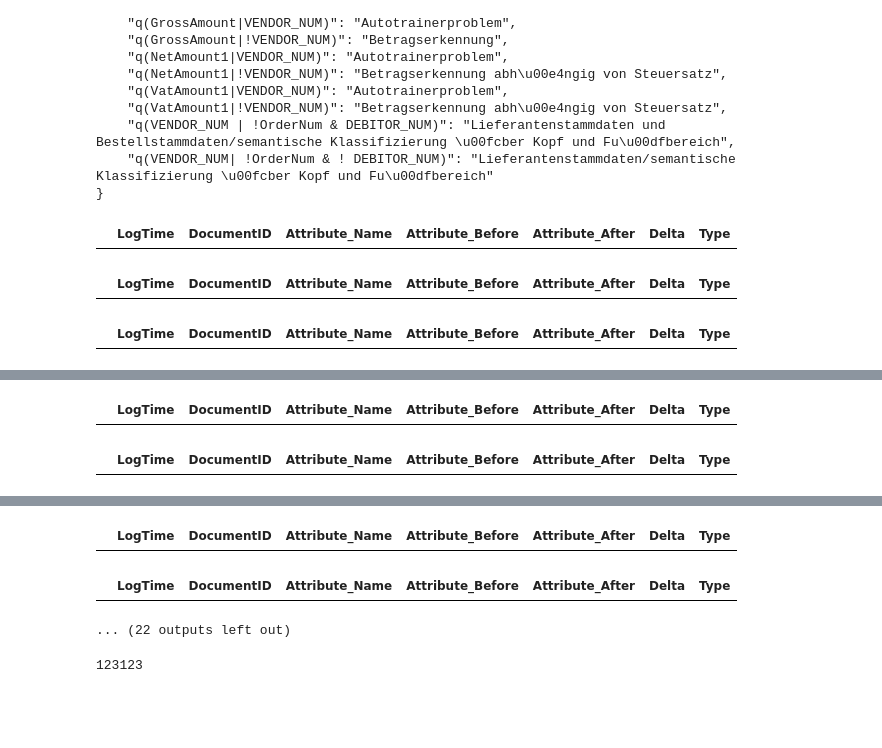
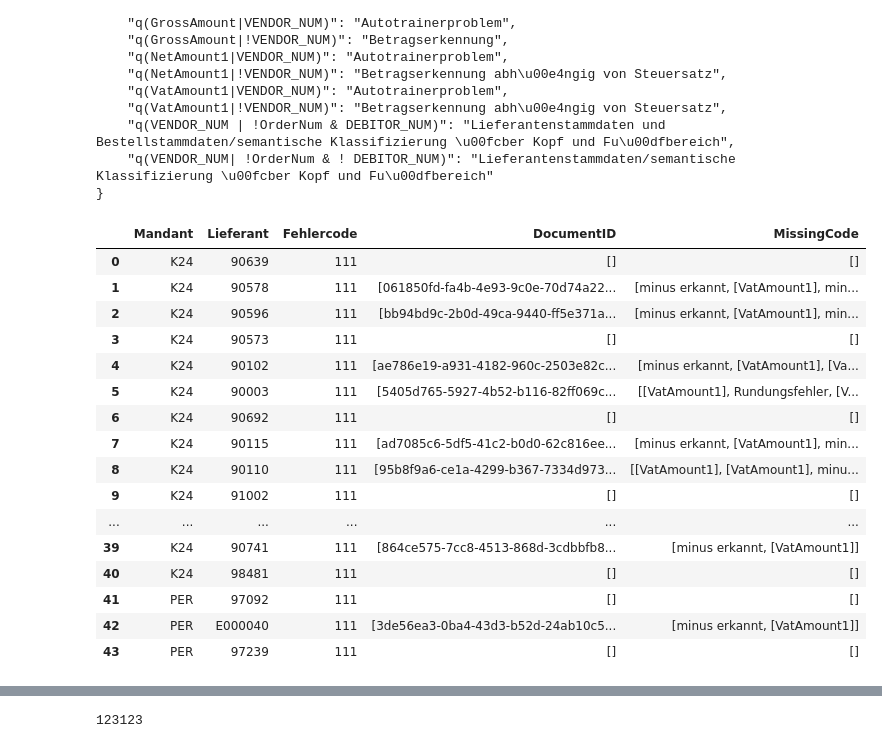
Before and after one commit to FusionShareeza/Masterarbeit, a Jupyter notebook: sqlconnector.ipynb, the cells around one changed output, grey strips where cells are left out. Saved outputs shown, nothing was run; the diff lists cells and outputs as text; code cells hidden in the pictures; blank space fills up the shorter version.

```diff
--- a/sqlconnector.ipynb
+++ b/sqlconnector.ipynb
@@ -173,7 +173,7 @@ check_if_entry_is_there("2023-07-13 11:32:50",  "ValueLieferant", 0.9123)
 # %% [markdown]
 # Connect to Database and get Data
 # %%
-tenant = '0009a5'
+tenant = '0006in'
 # %%
 def connect_to_db(connection_string,
                     database,
@@ -756,22 +756,22 @@ def get_outliers(df_results):
     outliers_dataframe = pd.Series([],dtype=pd.StringDtype())
 
     for col in sollwerte_transposed:
-        #print(sollwerte_transposed[col])
         std = df_results[col].std()
+
         sollwert = sollwerte_transposed.iloc[0][col]
         gewichtung = sollwerte_transposed.iloc[1][col]
         absoluter_abstand = np.abs(sollwert - df_results[col])
-        outliers = df_results[(df_results[col] - sollwert).abs() > 0.1] #2 * std ((1-sollwert)/2)
-        #print(outliers.index.tolist())
-        if not outliers.empty:
-            outliers_dataframe[col] = outliers.index.tolist()
-            #print(f"Ausreißer in Spalte {col}:")
-            #print(outliers.index)
-            #return(col, outliers.index)
+        outliers_sollwerte = df_results[(df_results[col] - sollwert).abs() > 0.1] #2 * std ((1-sollwert)/2)
+        mean_value = df_results[col].mean()
+        std_value = df_results[col].std()
+        outlier_threshold = 2 * std_value
+        outliers_mean = df_results[abs(df_results[col] - mean_value) > outlier_threshold]
+        if not outliers_sollwerte.empty:
+            outliers_dataframe[col] = outliers_sollwerte.index.tolist()
+
 
     return(outliers_dataframe)
 
-#median = df_results.median()
 
 def sort_outliers(outliers_results, df_results_frequency):
     sorted_outliers_dataframe = pd.Series([],dtype=pd.StringDtype())
@@ -780,9 +780,7 @@ def sort_outliers(outliers_results, df_results_frequency):
         sorted_filtered_df2 = filtered_df2.sort_values(by=entry[0], ascending=False)
         sorted_filtered_df2 = sorted_filtered_df2[entry[0]]
         sorted_outliers_dataframe[entry[0]]  = sorted_filtered_df2.index.tolist()
-    #print(df_results_debitor_frequency[entry[0]].sort_values(entry[1]))
     return sorted_outliers_dataframe
-    #entry[1]
 # %%
 def sort_numbers_by_position(df, sollwerte_transposed ,col_name, threshold):
     count_numbers = {}
@@ -806,7 +810,7 @@ def sort_numbers_by_position(df, sollwerte_transposed ,col_name, threshold):
 
     return sorted_numbers, threshold_numbers
 # %%
-startdate = "'2023-03-01 09:44:23.030'"
+startdate = "'2023-07-01 09:44:23.030'"
 enddate = "'2023-07-16 13:28:20.000'"
 
 df_table_cclogattributes = get_table_data_CCLOG('CCLogAttributes', connect_to_db_better(connection_string= 'classconprocessingger.database.windows.net', database = 'T_'+tenant+'')
@@ -1153,7 +1180,6 @@ def check_for_eap_error(vendor_num, debitor):
         without_vat = [x for x in merged if x not in unique_documentid]
         for document_id in without_vat:
                 df_sorted = df_sort[(df_sort["DocumentID"] == document_id) & (df_sort["Delta"] == True)]
-                display(df_sorted)
 
 
         counter_rounding_error = 0
@@ -1163,7 +1189,6 @@ def check_for_eap_error(vendor_num, debitor):
         for entry in unique_documentid:
                 sorted_by_documentid = df_sort_new.loc[(df_sort_new["DocumentID"] == entry)]
                 sorted_by_documentid = sorted_by_documentid.loc[(sorted_by_documentid["Attribute_Name"] == 'VatAmount1')]
-                display(sorted_by_documentid)
 
                 if not sorted_by_documentid.empty:
                         if 0.0 < abs(float(sorted_by_documentid["Attribute_After"]) - float(sorted_by_documentid["Attribute_Before"])) <= 0.05:
@@ -1190,34 +1215,48 @@ for column in df_scorecard_dataframe.columns:
     if column == 'Mandant':
         current_mandant = df_scorecard_dataframe[column]
     elif column == 'Lieferant':
         current_lieferant = df_scorecard_dataframe[column]
 
 i = 0
 
 while i < len(current_mandant):
     fehlercount = 0
     wrong_documentids, error_codes = (check_for_eap_error(current_lieferant[i], current_mandant[i]))
-    entry_wrong_number_vat_registration_id = df_table_ccvendors[(df_table_ccvendors['COMPANY_NUM'] == current_mandant[i]) & (df_table_ccvendors["VENDOR_NUM"] == current_lieferant[i])& ~(df_table_ccvendors["VENDOR_VAT_REGISTRATION_ID"] == '')]
+    entry_wrong_number_vat_registration_id = df_table_ccvendors[(df_table_ccvendors['COMPANY_NUM'].str.contains(current_mandant[i], case=False) == True) & (df_table_ccvendors["VENDOR_NUM"].str.contains(current_mandant[i], case=False) == True)& ~(df_table_ccvendors["VENDOR_VAT_REGISTRATION_ID"] == '')]
     entry_wrong_number_registration_id = df_table_ccvendors[(df_table_ccvendors['COMPANY_NUM'] == current_mandant[i]) & (df_table_ccvendors["VENDOR_NUM"] == current_lieferant[i])& ~(df_table_ccvendors["VENDOR_REGISTRATION_ID"] == '')]
     entry_wrong_number_iban = df_table_ccvendors_bank[(df_table_ccvendors_bank['COMPANY_NUM'] == current_mandant[i]) & (df_table_ccvendors_bank["VENDOR_NUM"] == current_lieferant[i])& ~(df_table_ccvendors_bank["IBAN"] == '')]
 
 
     if entry_wrong_number_vat_registration_id.empty:
         fehlercount += 100
     if entry_wrong_number_registration_id.empty:
         fehlercount += 10
     if entry_wrong_number_iban.empty:
         fehlercount += 1
 
     df_scorecard_dataframe.loc[i, 'Fehlercode'] = fehlercount
     df_scorecard_dataframe.loc[i, 'DocumentID'] = wrong_documentids
     df_scorecard_dataframe.loc[i, 'MissingCode'] = error_codes
 
     i+=1
 
 display(df_scorecard_dataframe)
 df_scorecard_dataframe.to_json('data/scorecard_df.json', orient="records")
 # %% [output]
-|  | LogTime | DocumentID | Attribute_Name | Attribute_Before | Attribute_After | Delta | Type |
+|  | Mandant | Lieferant | Fehlercode | DocumentID | MissingCode |
+| 0 | K24 | 90639 | 111 | [] | [] |
+| 1 | K24 | 90578 | 111 | [061850fd-fa4b-4e93-9c0e-70d74a22... | [minus erkannt, [VatAmount1], min... |
+| 2 | K24 | 90596 | 111 | [bb94bd9c-2b0d-49ca-9440-ff5e371a... | [minus erkannt, [VatAmount1], min... |
+| 3 | K24 | 90573 | 111 | [] | [] |
+| 4 | K24 | 90102 | 111 | [ae786e19-a931-4182-960c-2503e82c... | [minus erkannt, [VatAmount1], [Va... |
+| 5 | K24 | 90003 | 111 | [5405d765-5927-4b52-b116-82ff069c... | [[VatAmount1], Rundungsfehler, [V... |
+| 6 | K24 | 90692 | 111 | [] | [] |
+| 7 | K24 | 90115 | 111 | [ad7085c6-5df5-41c2-b0d0-62c816ee... | [minus erkannt, [VatAmount1], min... |
+| 8 | K24 | 90110 | 111 | [95b8f9a6-ce1a-4299-b367-7334d973... | [[VatAmount1], [VatAmount1], minu... |
+| 9 | K24 | 91002 | 111 | [] | [] |
+| ... | ... | ... | ... | ... | ... |
+| 39 | K24 | 90741 | 111 | [864ce575-7cc8-4513-868d-3cdbbfb8... | [minus erkannt, [VatAmount1]] |
+| 40 | K24 | 98481 | 111 | [] | [] |
+| 41 | PER | 97092 | 111 | [] | [] |
+| 42 | PER | E000040 | 111 | [3de56ea3-0ba4-43d3-b52d-24ab10c5... | [minus erkannt, [VatAmount1]] |
+| 43 | PER | 97239 | 111 | [] | [] |
-|  | LogTime | DocumentID | Attribute_Name | Attribute_Before | Attribute_After | Delta | Type |
-|  | LogTime | DocumentID | Attribute_Name | Attribute_Before | Attribute_After | Delta | Type |
@@ -1232,2 +1262,0 @@ df_scorecard_dataframe.to_json('data/scorecard_df.json', orient="records")
-|  | LogTime | DocumentID | Attribute_Name | Attribute_Before | Attribute_After | Delta | Type |
-|  | LogTime | DocumentID | Attribute_Name | Attribute_Before | Attribute_After | Delta | Type |
@@ -1236,6 +1263,3 @@ df_scorecard_dataframe.to_json('data/scorecard_df.json', orient="records")
-|  | LogTime | DocumentID | Attribute_Name | Attribute_Before | Attribute_After | Delta | Type |
-|  | LogTime | DocumentID | Attribute_Name | Attribute_Before | Attribute_After | Delta | Type |
-... (22 outputs left out)
 # %%
 df_results_debitor["Mandant"] = df_results_debitor.index
 df_results_debitor.to_json('data/results_debitor.json', orient="records")
```
Also changed, not shown: parts of 9 cells of this notebook, 1 other file.
